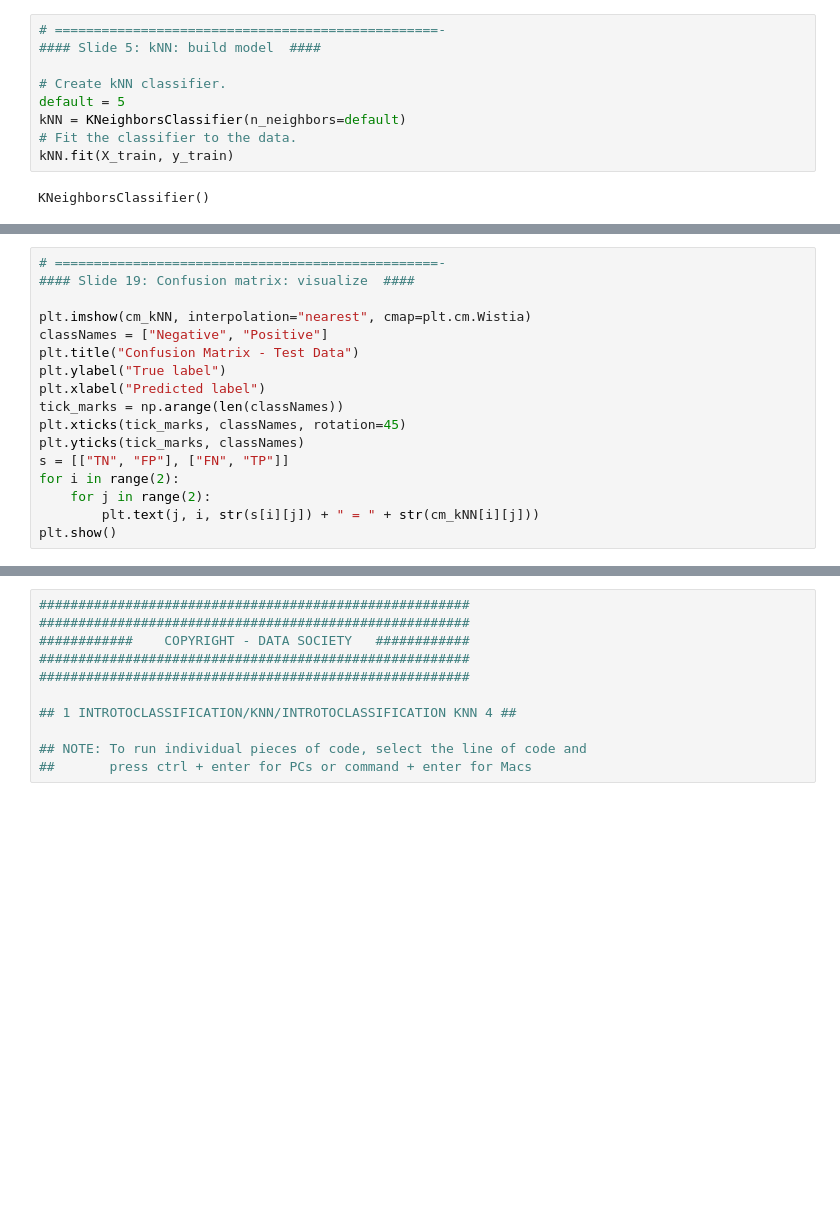
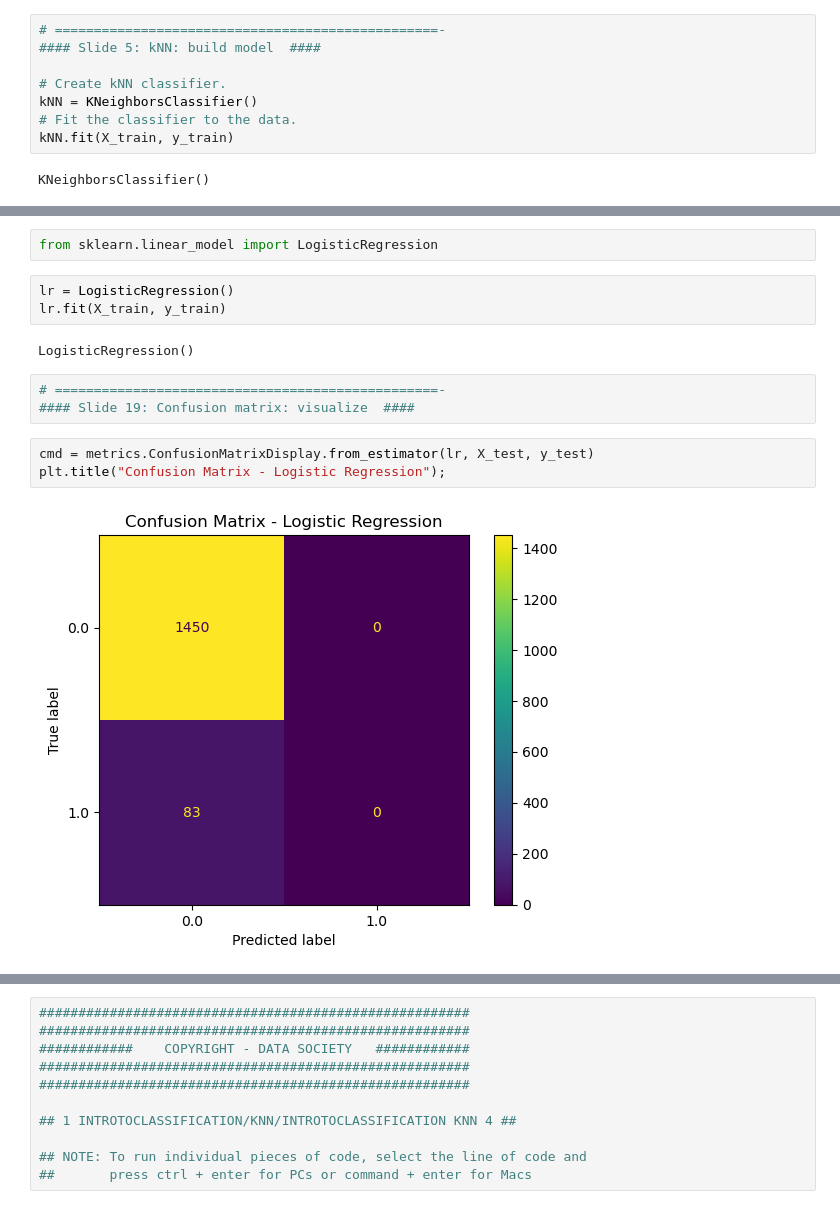
Before and after one commit to maptv/Classification-with-Python, a Jupyter notebook: 1-IntroToClassification/1-IntroToClassification-code.ipynb, the cells around one changed output, grey strips where cells are left out. Drawn from its saved outputs; the diff is of its cells as text; blank space fills up the shorter version.

```diff
--- a/1-IntroToClassification/1-IntroToClassification-code.ipynb
+++ b/1-IntroToClassification/1-IntroToClassification-code.ipynb
@@ -313,8 +348,7 @@ X_test.head(2)
 #### Slide 5: kNN: build model  ####
 
 # Create kNN classifier.
-default = 5
-kNN = KNeighborsClassifier(n_neighbors=default)
+kNN = KNeighborsClassifier()
 # Fit the classifier to the data.
 kNN.fit(X_train, y_train)
 # %% [output]
@@ -356,17 +403,15 @@ round(metrics.accuracy_score(y_test, predictions), 4)
+# %%
+from sklearn.linear_model import LogisticRegression
+# %%
+lr = LogisticRegression()
+lr.fit(X_train, y_train)
+# %% [output]
+LogisticRegression()
 # %%
 # =================================================-
 #### Slide 19: Confusion matrix: visualize  ####
-
-plt.imshow(cm_kNN, interpolation="nearest", cmap=plt.cm.Wistia)
-classNames = ["Negative", "Positive"]
-plt.title("Confusion Matrix - Test Data")
-plt.ylabel("True label")
-plt.xlabel("Predicted label")
-tick_marks = np.arange(len(classNames))
-plt.xticks(tick_marks, classNames, rotation=45)
-plt.yticks(tick_marks, classNames)
-s = [["TN", "FP"], ["FN", "TP"]]
-for i in range(2):
-    for j in range(2):
-        plt.text(j, i, str(s[i][j]) + " = " + str(cm_kNN[i][j]))
-plt.show()
+# %%
+cmd = metrics.ConfusionMatrixDisplay.from_estimator(lr, X_test, y_test)
+plt.title("Confusion Matrix - Logistic Regression");
+# %% [output]
+[figure, added]
```
Also changed, not shown: parts of 48 cells of this notebook.
